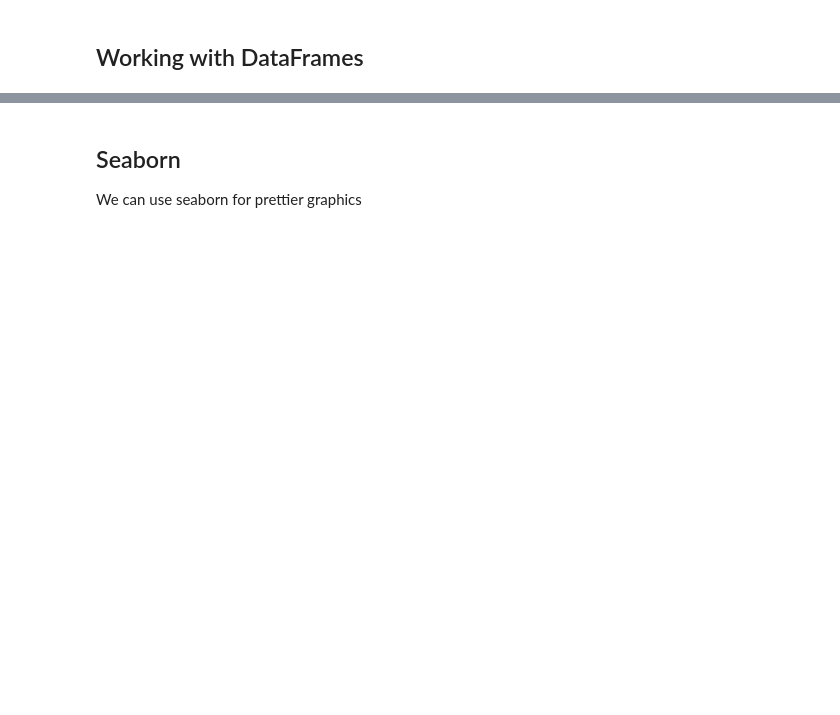
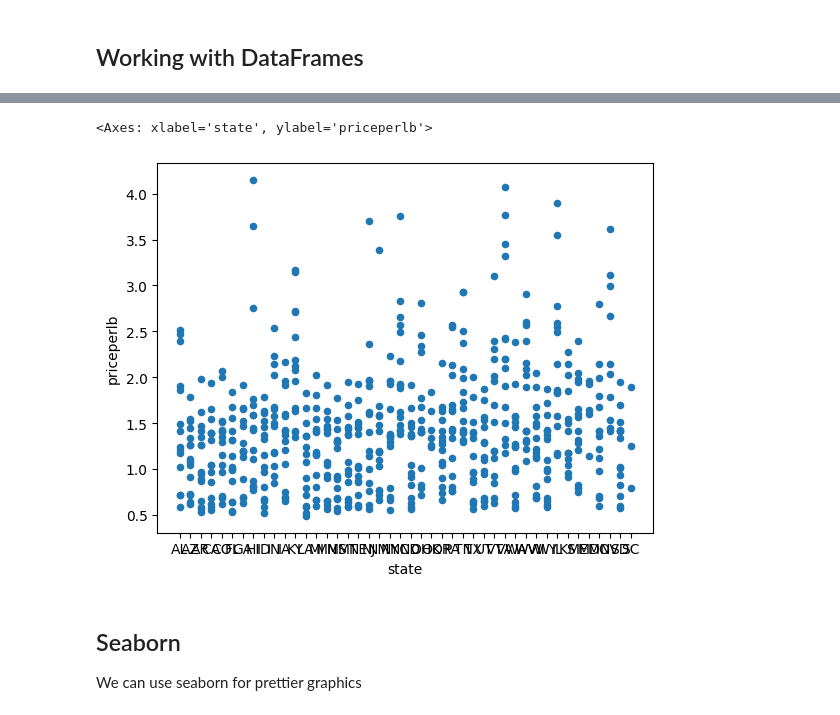
Before and after one commit to jess11233/ITCS3162, a Jupyter notebook: Exercise_-_Pandas_NumPy_Matplotlib-1.ipynb, the cells around one changed output, grey strips where cells are left out. Drawn from its saved outputs; the diff is of its cells as text; code cells hidden in the pictures; blank space fills up the shorter version.

```diff
--- a/Exercise_-_Pandas_NumPy_Matplotlib-1.ipynb
+++ b/Exercise_-_Pandas_NumPy_Matplotlib-1.ipynb
@@ -234,6 +449,6 @@ honey_df[honey_df['state'] == 'NC']
 ## Working with missing data/nulls!
 Now, real world data is never 'clean'. We should practice on some data that has null values. Let's re-assign `honey_df` to a DataFrame with data from `honeyproduction_withnulls.csv`
 # %%
-honey_df = pd.read_csv('honeyproduction_withnulls.csv')
+honey_df = pd.read_csv(r"C:\Users\jesss\OneDrive\Documents\GitHub\ITCS3162\datasets\honeyproduction_withnulls-1.csv")
 # %%
 honey_df.head()
@@ -252,2 +494,6 @@ honey_df.isna().sum()
 # %%
 #TODO do the same for priceperlb
+honey_df['priceperlb'] = honey_df['priceperlb'].fillna(
+    honey_df['priceperlb'].mean()
+)
+honey_df.isna().sum()
@@ -334,5 +639,9 @@ honey_df.plot(x='year', y='stocks', kind='scatter')
 # %%
 #TODO plot your own scatter plot on honey_df:
+honey_df.plot(x='state', y='priceperlb', kind='scatter')
+# %% [output]
+<Axes: xlabel='state', ylabel='priceperlb'>
+[figure, added]
 # %% [markdown]
 ## Seaborn
 We can use seaborn for prettier graphics
```
Also changed, not shown: parts of 48 cells of this notebook, 1 other file.
